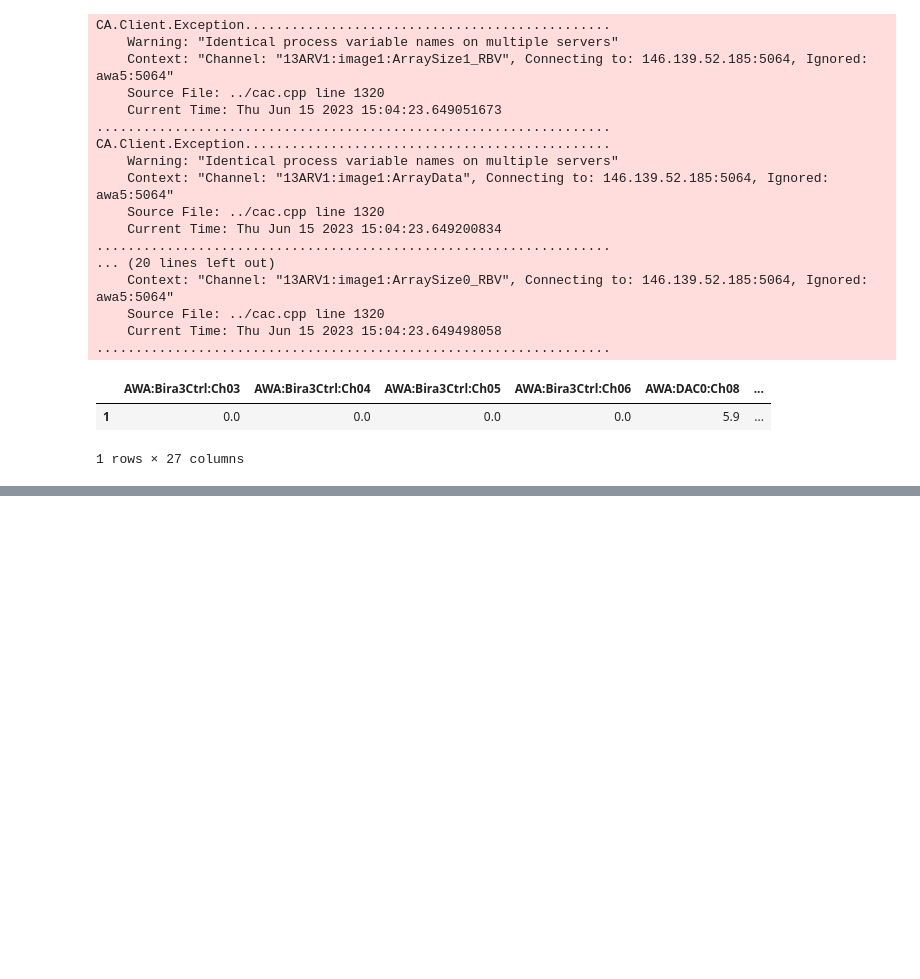
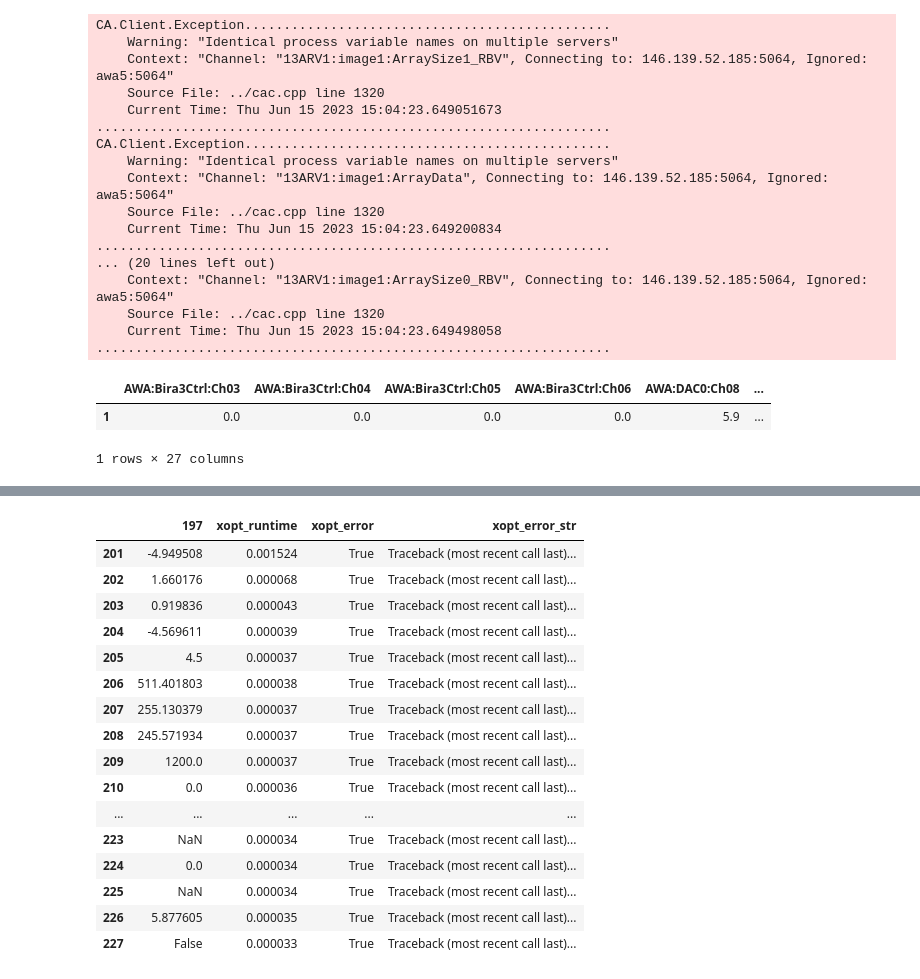
Before and after one commit to jp-ga/awa-badger, a Jupyter notebook: drive_characterization.ipynb, the cells around one changed output, grey strips where cells are left out. Saved outputs shown, nothing was run; the diff lists cells and outputs as text; code cells hidden in the pictures; blank space fills up the shorter version.

```diff
--- a/drive_characterization.ipynb
+++ b/drive_characterization.ipynb
@@ -158,3 +256,23 @@ X.data
+# %%
+X.evaluate_data(X.data.iloc[-4])
+# %% [output]
+|  | 197 | xopt_runtime | xopt_error | xopt_error_str |
+| 201 | -4.949508 | 0.001524 | True | Traceback (most recent call last)... |
+| 202 | 1.660176 | 0.000068 | True | Traceback (most recent call last)... |
+| 203 | 0.919836 | 0.000043 | True | Traceback (most recent call last)... |
+| 204 | -4.569611 | 0.000039 | True | Traceback (most recent call last)... |
+| 205 | 4.5 | 0.000037 | True | Traceback (most recent call last)... |
+| 206 | 511.401803 | 0.000038 | True | Traceback (most recent call last)... |
+| 207 | 255.130379 | 0.000037 | True | Traceback (most recent call last)... |
+| 208 | 245.571934 | 0.000037 | True | Traceback (most recent call last)... |
+| 209 | 1200.0 | 0.000037 | True | Traceback (most recent call last)... |
+| 210 | 0.0 | 0.000036 | True | Traceback (most recent call last)... |
+| ... | ... | ... | ... | ... |
+| 223 | NaN | 0.000034 | True | Traceback (most recent call last)... |
+| 224 | 0.0 | 0.000034 | True | Traceback (most recent call last)... |
+| 225 | NaN | 0.000034 | True | Traceback (most recent call last)... |
+| 226 | 5.877605 | 0.000035 | True | Traceback (most recent call last)... |
+| 227 | False | 0.000033 | True | Traceback (most recent call last)... |
 # %%
 X.data.plot(y=X.vocs.variable_names[:4])
 # %%
```
Also changed, not shown: parts of 10 cells of this notebook, 4 other files.
